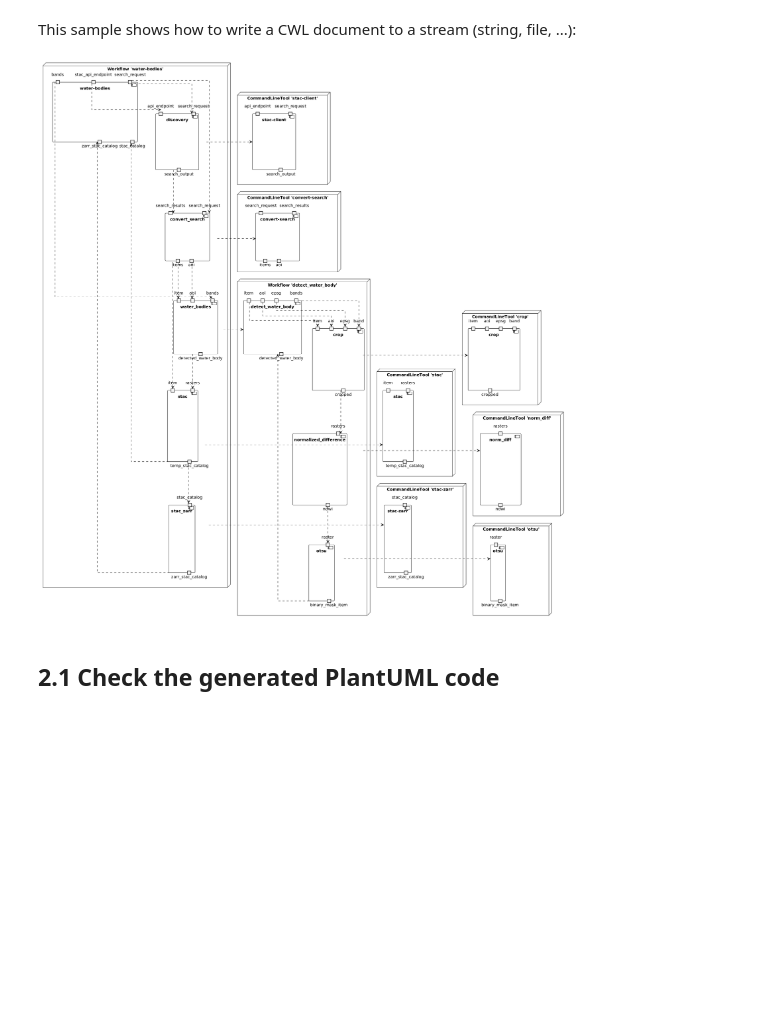
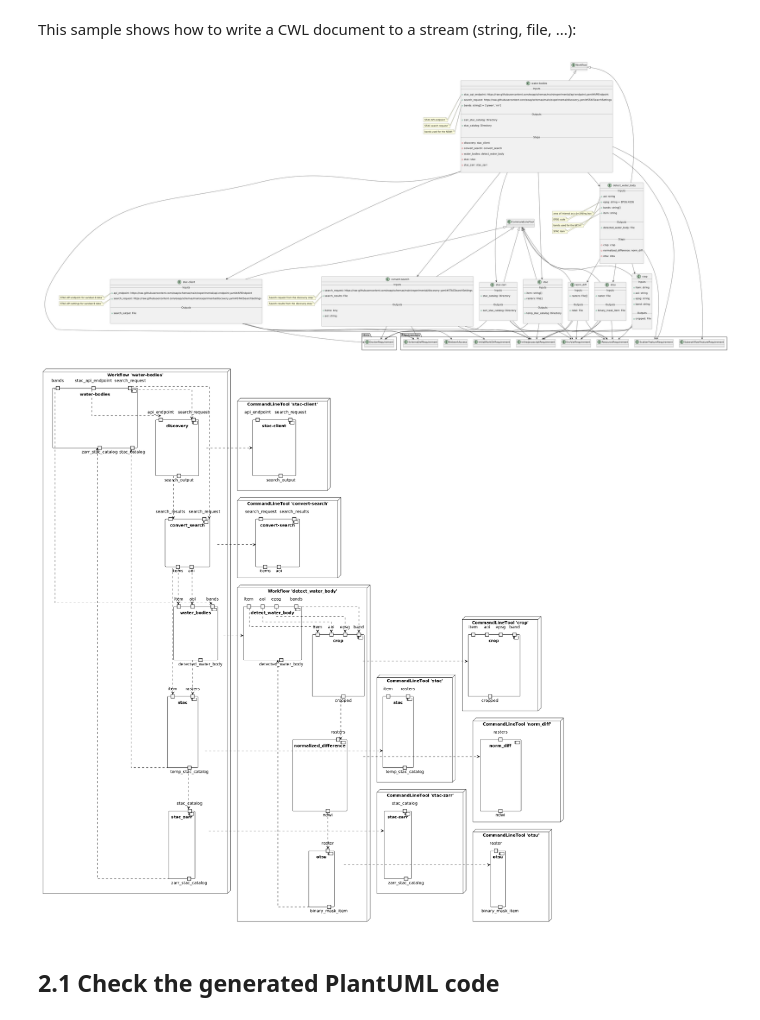
Before and after one commit to Terradue/cwl2puml, a Jupyter notebook: docs/examples.ipynb, the cells around one changed output. Saved outputs shown, nothing was run; the diff lists cells and outputs as text; code cells hidden in the pictures; blank space fills up the shorter version.

```diff
--- a/docs/examples.ipynb
+++ b/docs/examples.ipynb
@@ -60,33 +60,35 @@ This sample shows how to write a CWL document to a stream (string, file, ...):
 # %%
 from cwl2puml import (
     to_puml,
     DiagramType
 )
 from io import (
     StringIO,
     BytesIO
 )
 from IPython.display import display
 from plantuml import deflate_and_encode
 from PIL import Image
 from urllib.request import urlopen
 
-out = StringIO()
-to_puml(
-    cwl_document=cwl_document,
-    diagram_type=DiagramType.COMPONENTS,
-    output_stream=out
-)
+for diagram_type in [DiagramType.CLASS, DiagramType.COMPONENTS]:
+    out = StringIO()
+    to_puml(
+        cwl_document=cwl_document,
+        diagram_type=diagram_type,
+        output_stream=out
+    )
 
-clear_output = out.getvalue()
-encoded = deflate_and_encode(clear_output)
-diagram_url = f"https://www.plantuml.com/plantuml/png/{encoded}"
+    clear_output = out.getvalue()
+    encoded = deflate_and_encode(clear_output)
+    diagram_url = f"https://www.plantuml.com/plantuml/png/{encoded}"
 
-with urlopen(diagram_url) as url:
-    img = Image.open(BytesIO(url.read()))
-display(img)
+    with urlopen(diagram_url) as url:
+        img = Image.open(BytesIO(url.read()))
+    display(img)
 # %% [output]
-[figure, old version]
+[figure, new version]
+[figure, added]
 # %% [markdown]
 ## 2.1 Check the generated PlantUML code
 # %%
```
Also changed, not shown: parts of 1 cell of this notebook, 2 other files.
